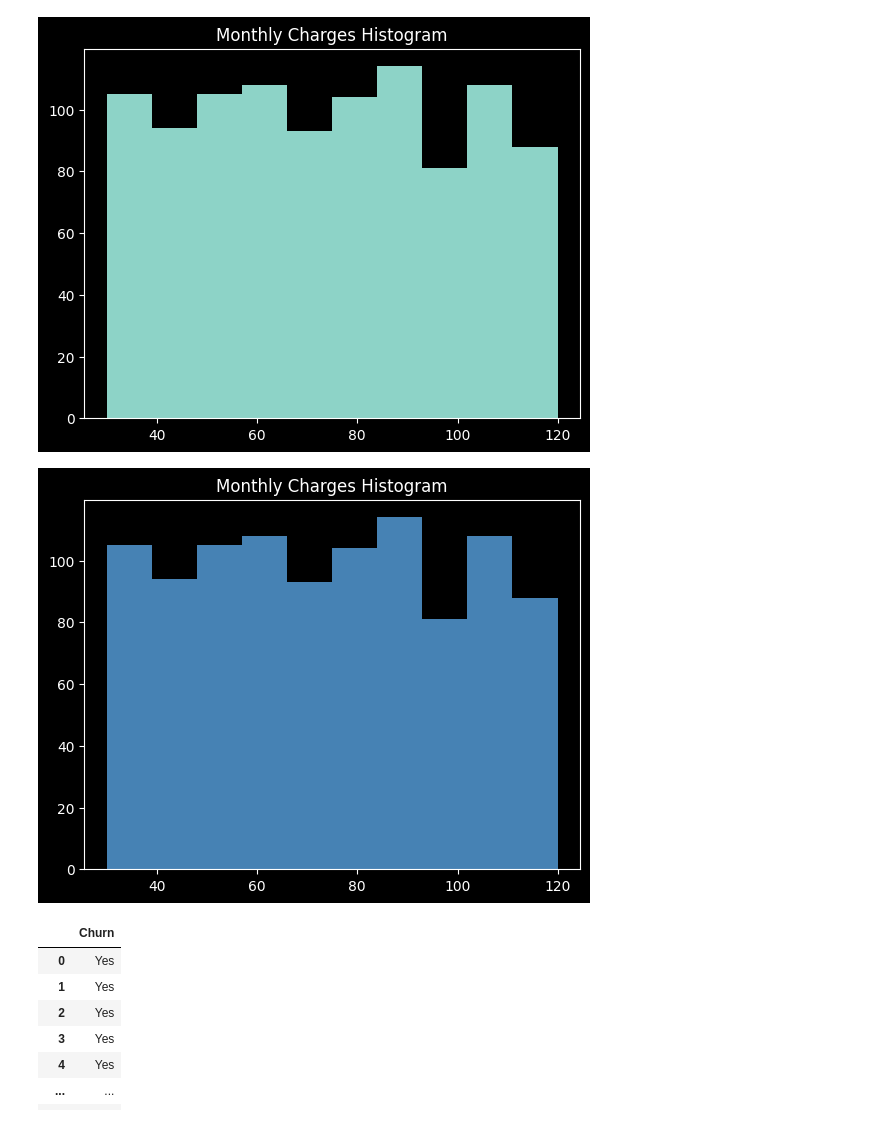
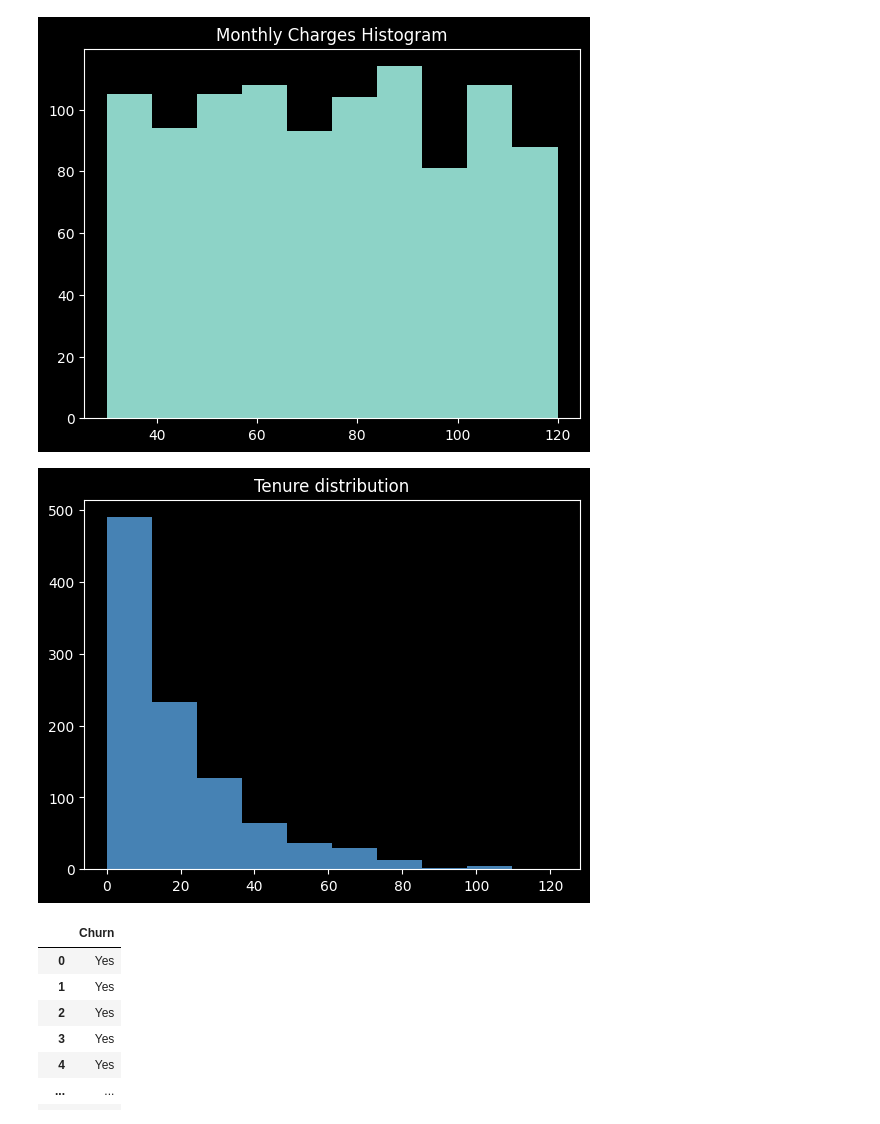
Before and after one commit to AbhishekMohile77/churn_project, a Jupyter notebook: 1_EDA.ipynb, the cells around one changed output. Saved outputs shown, nothing was run; the diff lists cells and outputs as text; code cells hidden in the pictures.

```diff
--- a/1_EDA.ipynb
+++ b/1_EDA.ipynb
@@ -176,11 +181,11 @@ plt.show()
 # %% [output]
 [figure]
 # %%
-plt.hist(df['MonthlyCharges'], color='steelblue')
-plt.title('Monthly Charges Histogram')
+plt.hist(df['Tenure'], color='steelblue')
+plt.title('Tenure distribution')
 plt.show()
 # %% [output]
-[figure, old version]
+[figure, new version]
 # %%
 y = df[['Churn']]
 y
```
Also changed, not shown: parts of 9 cells of this notebook.
